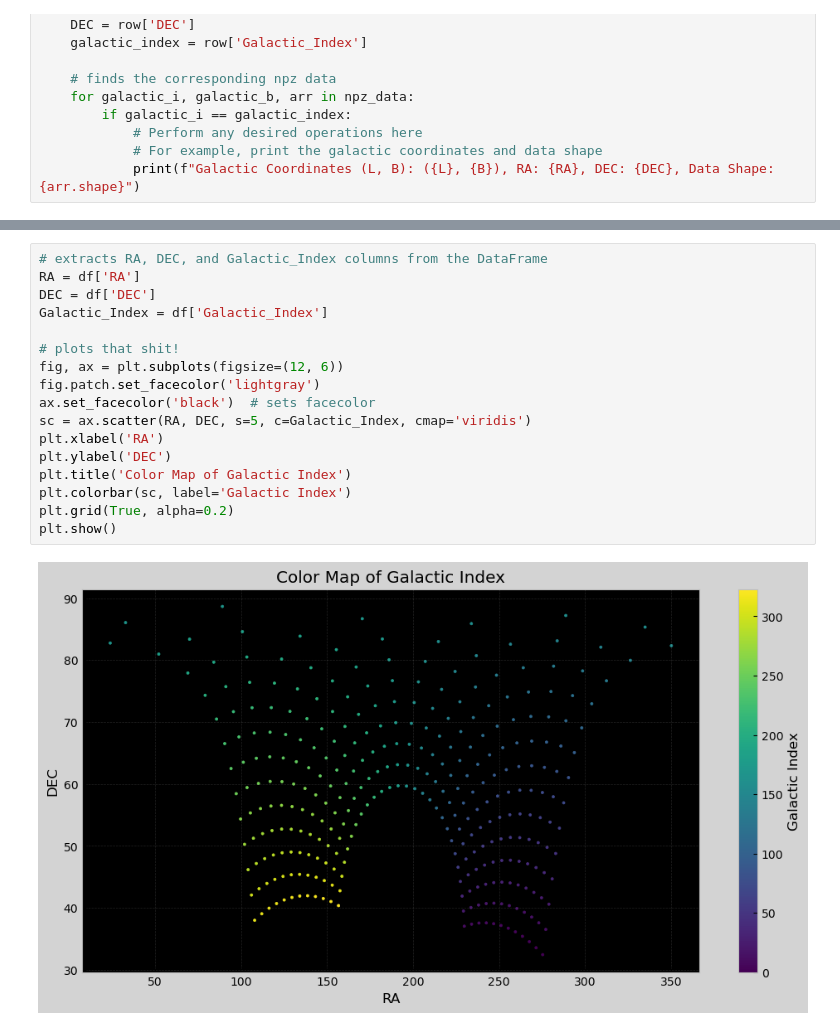
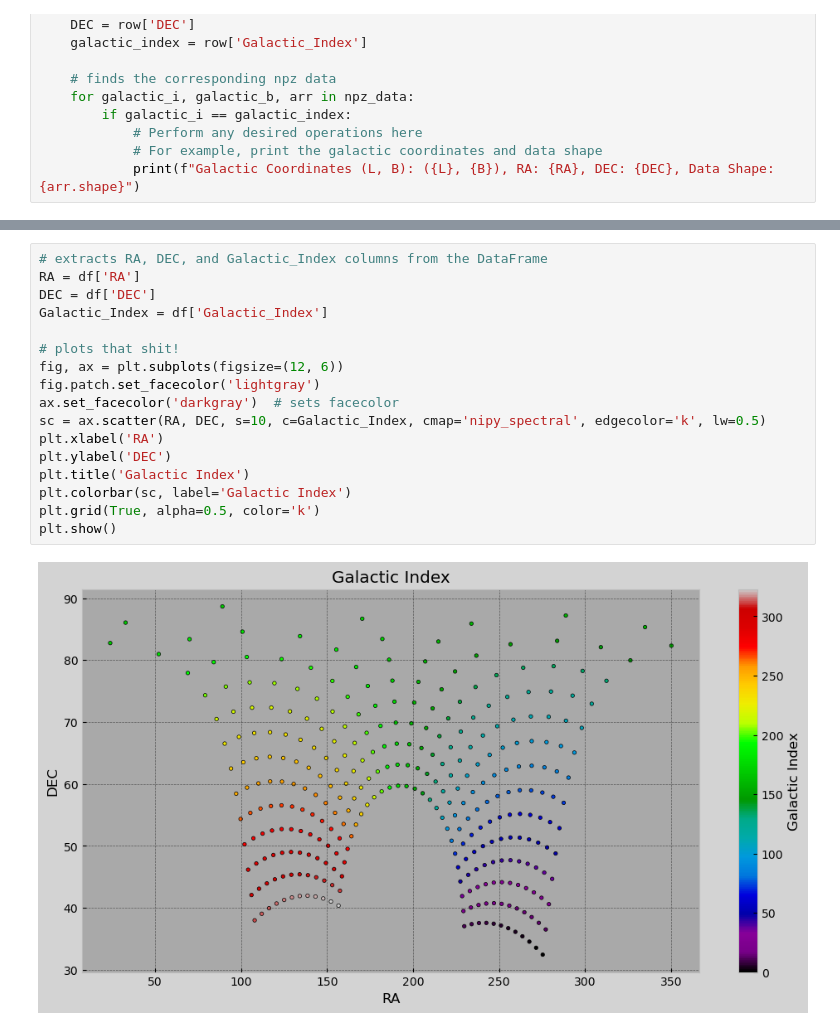
Before and after one commit to lea-yamashiro/FFC_4, a Jupyter notebook: code/Richard_R/attempt_2.ipynb, the cells around one changed output, grey strips where cells are left out. Cells and saved outputs as stored; diff of their text form.

```diff
--- a/code/Richard_R/attempt_2.ipynb
+++ b/code/Richard_R/attempt_2.ipynb
@@ -113,19 +83,19 @@ plt.show()
 # %%
 # extracts RA, DEC, and Galactic_Index columns from the DataFrame
 RA = df['RA']
 DEC = df['DEC']
 Galactic_Index = df['Galactic_Index']
 
 # plots that shit!
 fig, ax = plt.subplots(figsize=(12, 6))
 fig.patch.set_facecolor('lightgray')
-ax.set_facecolor('black')  # sets facecolor
-sc = ax.scatter(RA, DEC, s=5, c=Galactic_Index, cmap='viridis')
+ax.set_facecolor('darkgray')  # sets facecolor
+sc = ax.scatter(RA, DEC, s=10, c=Galactic_Index, cmap='nipy_spectral', edgecolor='k', lw=0.5)
 plt.xlabel('RA')
 plt.ylabel('DEC')
-plt.title('Color Map of Galactic Index')
+plt.title('Galactic Index')
 plt.colorbar(sc, label='Galactic Index')
-plt.grid(True, alpha=0.2)
+plt.grid(True, alpha=0.5, color='k')
 plt.show()
 # %% [output]
-[figure, old version]
+[figure, new version]
```
Also changed, not shown: parts of 4 cells of this notebook, 2 other files.
